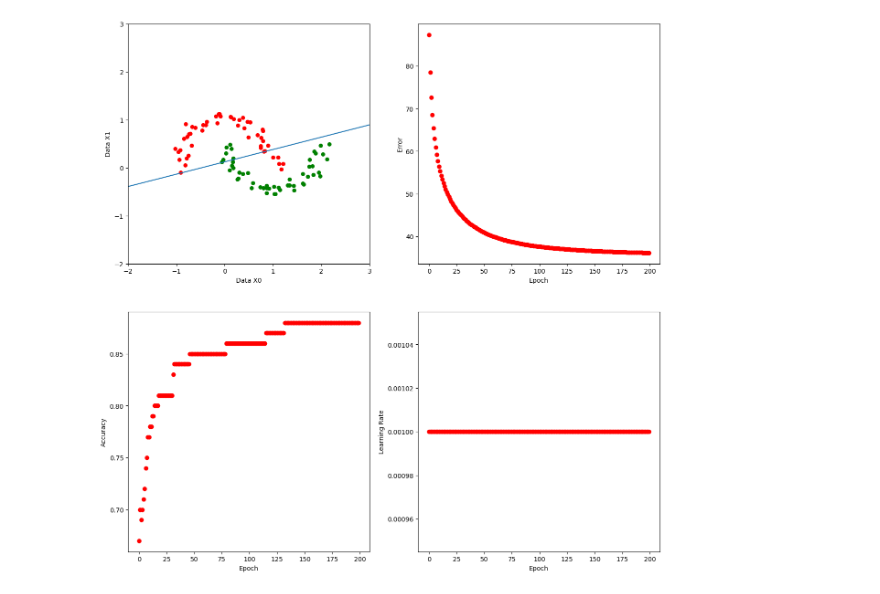
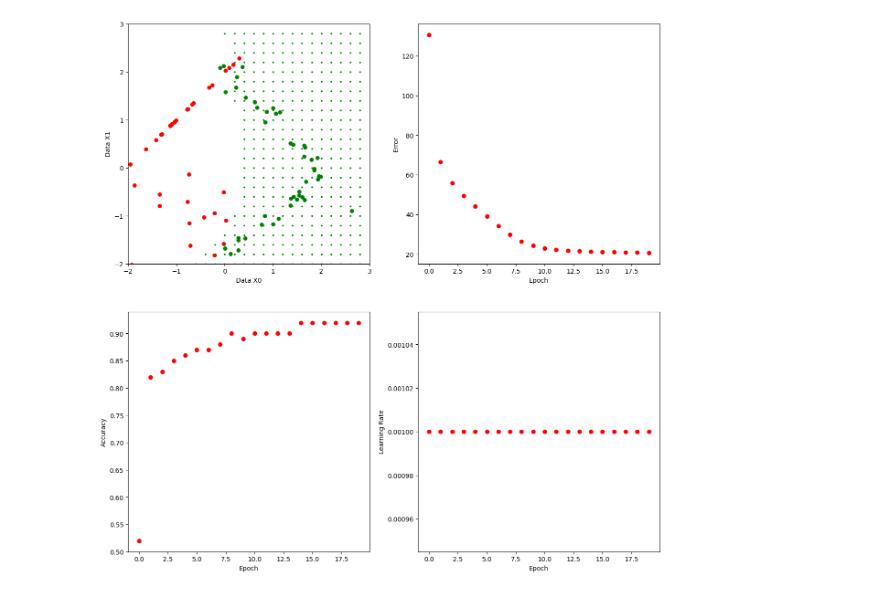
Before and after one commit to mihirgogate/micrograd, a Jupyter notebook: notebook.ipynb, the cells around one changed output. Drawn from its saved outputs; the diff is of its cells as text; code cells hidden in the pictures.

Commit message:
Dont use topo sort + use MLP instead of Neuron

```diff
--- a/notebook.ipynb
+++ b/notebook.ipynb
@@ -58,17 +58,18 @@ random.seed(1337)
 # make up a dataset
 from sklearn.datasets import make_moons, make_classification
 NUM_SAMPLES = 100
-X, Y = make_moons(n_samples=NUM_SAMPLES, noise=0.1)
+# X, Y = make_moons(n_samples=NUM_SAMPLES, noise=0.1)
 # X = [(-1, -1), (0, 0), (1, 1), (2, 2)]
 # Y = [-1, -1, 1, 1]
-# X, Y = make_classification(n_samples = NUM_SAMPLES, n_features=2, n_redundant=0,n_classes=2)
+X, Y = make_classification(n_samples = NUM_SAMPLES, n_features=2, n_redundant=0,n_classes=2)
 
 Y = Y*2 - 1 # make Y -1 or 1
 # %%
 from IPython.display import display, clear_output
 from matplotlib import pyplot as plt
 from value import Value
-from predictors import Neuron
+from predictors import MLP, Neuron
+
 
 def get_loss(prediction_value, y_value):
     diff = prediction_value - y_value;
@@ -87,7 +88,7 @@ def get_loss1(prediction_value, y_value):
     return -(product1 + product2)
 
 def train(X, Y, n, plotter):
-    EPOCHS = 200
+    EPOCHS = 20
     DELTA = 0.001
 
     for k in range(EPOCHS):
@@ -96,12 +97,14 @@ def train(X, Y, n, plotter):
         correct_predictions = 0.0
         incorrect_predictions = 0.0
         for index, (x, y) in enumerate(zip(X, Y)):
-            neuron_value = n([x[0], x[1]])
+            xi0 = Value(x[0], label=f'x{index}[0]')
+            xi1 = Value(x[1], label=f'x{index}[1]')
+            prediction_value = n([xi0, xi1])
             y_value = Value(y, label='y')
-            error = get_loss(neuron_value, y_value) + error
-            if y_value.data < 0 and neuron_value.data < 0:
+            error = get_loss(prediction_value, y_value) + error
+            if y_value.data < 0 and prediction_value.data < 0:
                 correct_predictions += 1
-            elif y_value.data > 0 and neuron_value.data > 0:
+            elif y_value.data > 0 and prediction_value.data > 0:
                 correct_predictions += 1
             else:
                 incorrect_predictions += 1
@@ -118,13 +121,10 @@ def train(X, Y, n, plotter):
         for p in n.parameters():
             p.grad = 0
 
-        # get the x-intercept and y-intercept to show the decision boundary
-        [w0, w1, b] = n.parameters()
-        x_intercept = -b.data / w0.data
-        y_intercept = -b.data / w1.data
+        # print(error.data)
 
         # visualize the decision boundary
-        plotter.show_decision_boundary_and_stats(n, error, k, correct_predictions, incorrect_predictions, DELTA, x_intercept, y_intercept)
+        plotter.show_decision_boundary_and_stats(n, error, k, correct_predictions, incorrect_predictions, DELTA)
 
 
 
@@ -160,42 +160,53 @@ class Plotter:
         for (x, y) in zip(X,Y):
             color = 'red' if y == -1 else 'green'
             self.decision_boundary_plot.scatter(x[0], x[1], c=color, s=30)
-        self.decision_boundary_line = self.decision_boundary_plot.axline([0, 0], [0, 0])
+        self.decision_boundary_scatter = self.decision_boundary_plot.scatter(0, 0, c='green', s=3)
 
 
 
-    def show_decision_boundary_and_stats(self, predictor, error, k, correct_predictions, incorrect_predictions, learning_rate, x_intercept, y_intercept):
-        # update the decision boundary
-        self.decision_boundary_line.set_xy1(x_intercept, 0)
-        self.decision_boundary_line.set_xy2(0, y_intercept)
+    def show_decision_boundary_and_stats(self, predictor, error, k, correct_predictions, incorrect_predictions, learning_rate):
+        # update the decision boundary scatter every 5 iterations
+        if k % 10 == 0:
+            offsets = []
+            x0 = Value(0, label='x0')
+            x1 = Value(0, label='x1')
+            for x in np.arange(-2, 3, 0.2):
+                for y in np.arange(-2, 3, 0.2):
+                    x0.data = x
+                    x1.data = y
+                    prediction = predictor([x0, x1])
+                    if prediction.data > 0:
+                        offsets.append((x, y))
+            self.decision_boundary_scatter.set_offsets(offsets)
 
         # update the error
         self.error_plot.plot(k, error.data, 'ro')
 
         # update the accuracy
         accuracy = (correct_predictions) / (correct_predictions + incorrect_predictions)
         self.accuracy_plot.plot(k, accuracy, 'ro')
 
         # update the learning rate
         self.learning_rate_plot.plot(k, learning_rate, 'ro')
 
         clear_output(wait=True)
         display(self.fig)
 
     def close(self):
         plt.close()
 
 
 # create a plotter to visualize the training process
 plotter = Plotter(X, Y)
 
 # create a neuron
-n = Neuron(2)
+# n = Neuron(2)
+n = MLP(2, [16, 16, 1])
 
 # Train the neuron with these hyper-parameters
 train(X, Y, n, plotter)
 
 # Close plotter when done
 plotter.close()
 # %% [output]
-[figure, old version]
+[figure, new version]
```
Also changed, not shown: 2 other files.
